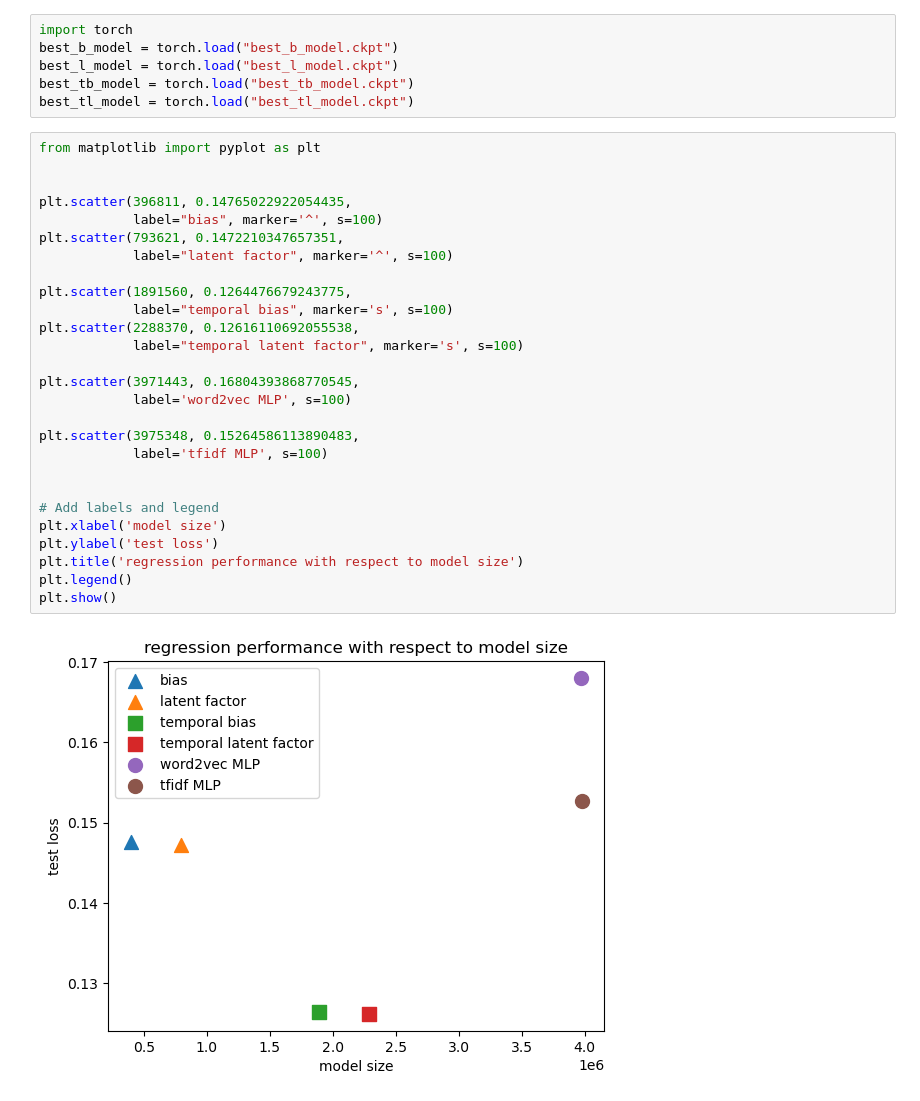
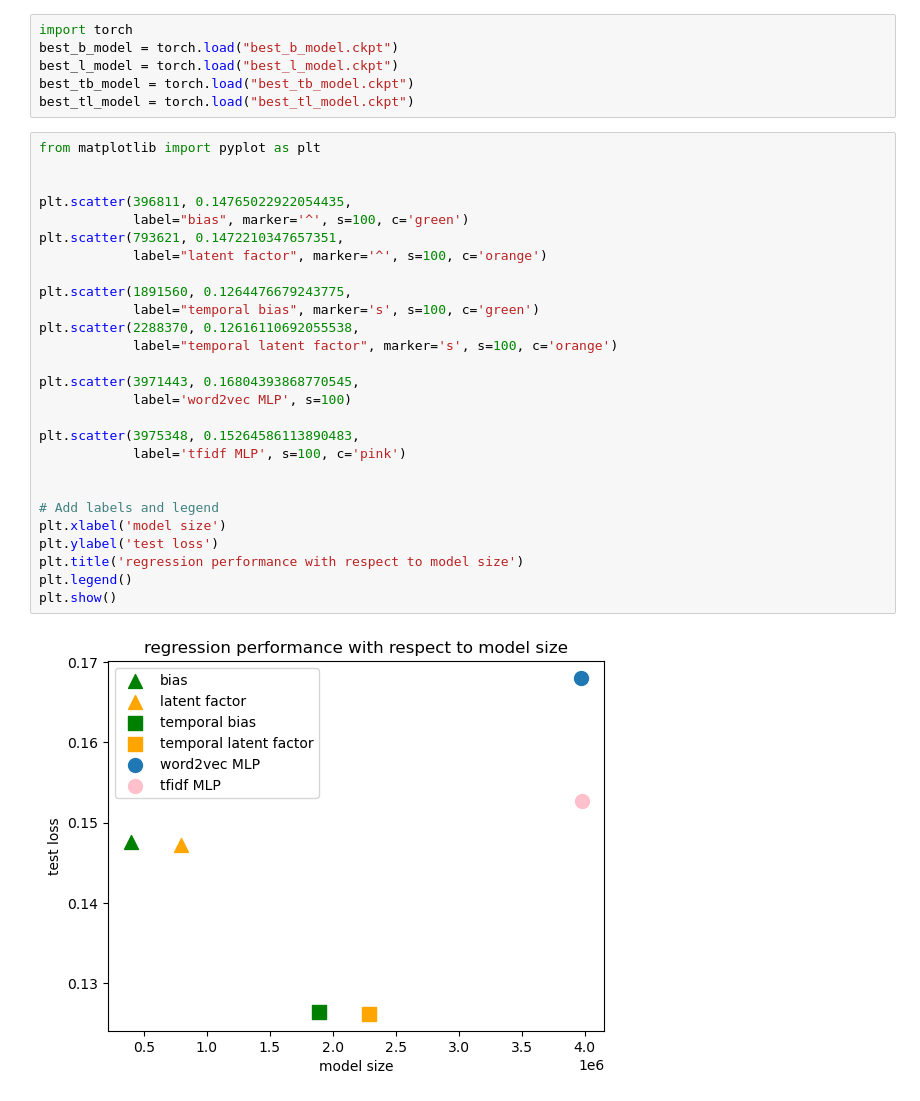
Before and after one commit to weixiao-zhan/CSE258_assignment2, a Jupyter notebook: regression_comp.ipynb, the cells around one changed output. Cells and saved outputs as stored; diff of their text form.

Commit message:
revise plot

```diff
--- a/regression_comp.ipynb
+++ b/regression_comp.ipynb
@@ -7,29 +7,29 @@ best_tl_model = torch.load("best_tl_model.ckpt")
 # %%
 from matplotlib import pyplot as plt
 
 
 plt.scatter(396811, 0.14765022922054435,
-            label="bias", marker='^', s=100)
+            label="bias", marker='^', s=100, c='green')
 plt.scatter(793621, 0.1472210347657351,
-            label="latent factor", marker='^', s=100)
+            label="latent factor", marker='^', s=100, c='orange')
 
 plt.scatter(1891560, 0.1264476679243775,
-            label="temporal bias", marker='s', s=100)
+            label="temporal bias", marker='s', s=100, c='green')
 plt.scatter(2288370, 0.12616110692055538,
-            label="temporal latent factor", marker='s', s=100)
+            label="temporal latent factor", marker='s', s=100, c='orange')
 
 plt.scatter(3971443, 0.16804393868770545,
             label='word2vec MLP', s=100)
 
 plt.scatter(3975348, 0.15264586113890483,
-            label='tfidf MLP', s=100)
+            label='tfidf MLP', s=100, c='pink')
 
 
 # Add labels and legend
 plt.xlabel('model size')
 plt.ylabel('test loss')
 plt.title('regression performance with respect to model size')
 plt.legend()
 plt.show()
 # %% [output]
-[figure, old version]
+[figure, new version]
```
